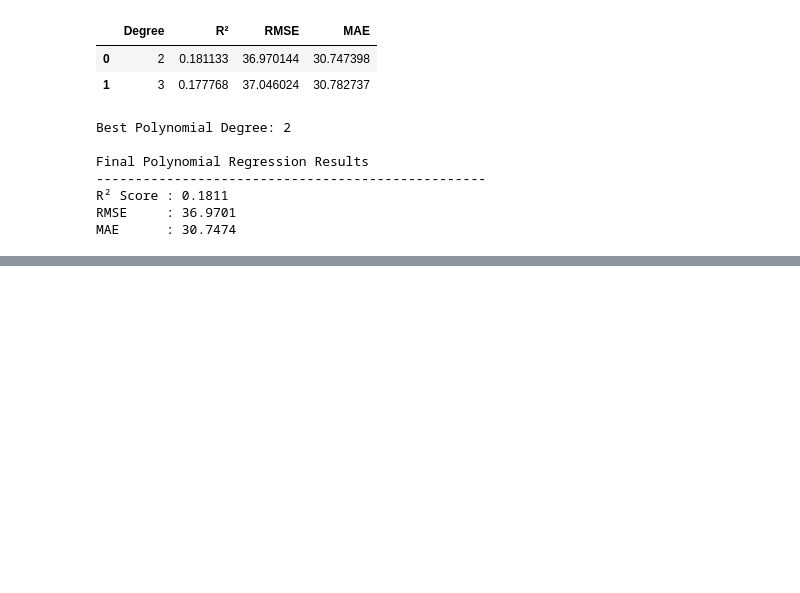
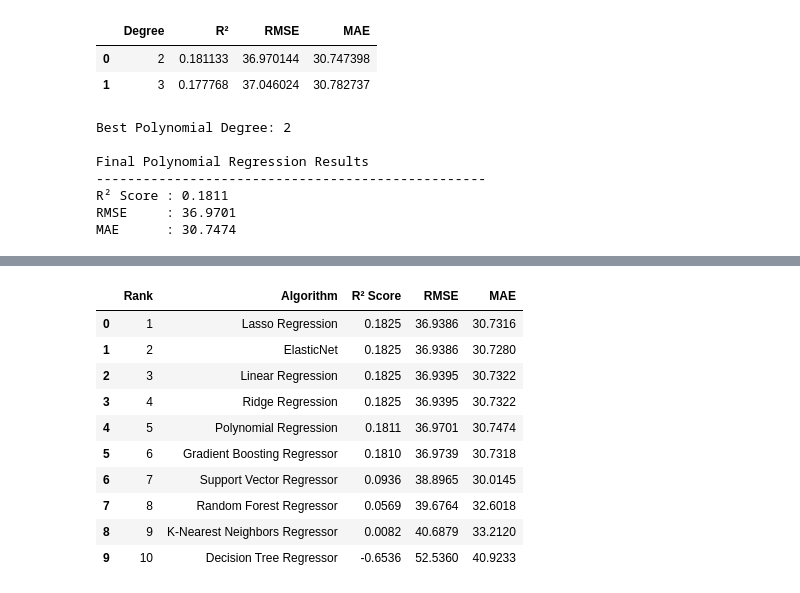
Before and after one commit to renexaan/glucotrack, a Jupyter notebook: notebooks/regression.ipynb, the cells around one changed output, grey strips where cells are left out. Cells and saved outputs as stored; diff of their text form; code cells hidden in the pictures; blank space fills up the shorter version.

Commit message:
Add remaining regression models and comparison

```diff
--- a/notebooks/regression.ipynb
+++ b/notebooks/regression.ipynb
@@ -1119,0 +1437,89 @@ MAE      : 30.7474
+# %%
+# FINAL COMPARISON OF ALL 10 REGRESSION ALGORITHMS
+
+comparison_results = pd.DataFrame({
+    "Algorithm": [
+        "Linear Regression",
+        "Ridge Regression",
+        "Lasso Regression",
+        "ElasticNet",
+        "Polynomial Regression",
+        "Decision Tree Regressor",
+        "Random Forest Regressor",
+        "Gradient Boosting Regressor",
+        "Support Vector Regressor",
+        "K-Nearest Neighbors Regressor"
+    ],
+
+    "R² Score": [
+        linear_r2,
+        ridge_r2,
+        lasso_r2,
+        elasticnet_r2,
+        polynomial_r2,
+        decision_tree_r2,
+        random_forest_r2,
+        gradient_boosting_r2,
+        svr_r2,
+        knn_r2
+    ],
+
+    "RMSE": [
+        linear_rmse,
+        ridge_rmse,
+        lasso_rmse,
+        elasticnet_rmse,
+        polynomial_rmse,
+        decision_tree_rmse,
+        random_forest_rmse,
+        gradient_boosting_rmse,
+        svr_rmse,
+        knn_rmse
+    ],
+
+    "MAE": [
+        linear_mae,
+        ridge_mae,
+        lasso_mae,
+        elasticnet_mae,
+        polynomial_mae,
+        decision_tree_mae,
+        random_forest_mae,
+        gradient_boosting_mae,
+        svr_mae,
+        knn_mae
+    ]
+})
+
+# Rank models by R² Score
+comparison_results = comparison_results.sort_values(
+    by="R² Score",
+    ascending=False
+).reset_index(drop=True)
+
+# Add rank
+comparison_results.insert(
+    0,
+    "Rank",
+    range(1, len(comparison_results) + 1)
+)
+
+display(
+    comparison_results.style.format({
+        "R² Score": "{:.4f}",
+        "RMSE": "{:.4f}",
+        "MAE": "{:.4f}"
+    })
+)
+# %% [output]
+|  | Rank | Algorithm | R² Score | RMSE | MAE |
+| 0 | 1 | Lasso Regression | 0.1825 | 36.9386 | 30.7316 |
+| 1 | 2 | ElasticNet | 0.1825 | 36.9386 | 30.7280 |
+| 2 | 3 | Linear Regression | 0.1825 | 36.9395 | 30.7322 |
+| 3 | 4 | Ridge Regression | 0.1825 | 36.9395 | 30.7322 |
+| 4 | 5 | Polynomial Regression | 0.1811 | 36.9701 | 30.7474 |
+| 5 | 6 | Gradient Boosting Regressor | 0.1810 | 36.9739 | 30.7318 |
+| 6 | 7 | Support Vector Regressor | 0.0936 | 38.8965 | 30.0145 |
+| 7 | 8 | Random Forest Regressor | 0.0569 | 39.6764 | 32.6018 |
+| 8 | 9 | K-Nearest Neighbors Regressor | 0.0082 | 40.6879 | 33.2120 |
+| 9 | 10 | Decision Tree Regressor | -0.6536 | 52.5360 | 40.9233 |
```
Also changed, not shown: parts of 18 cells of this notebook.
